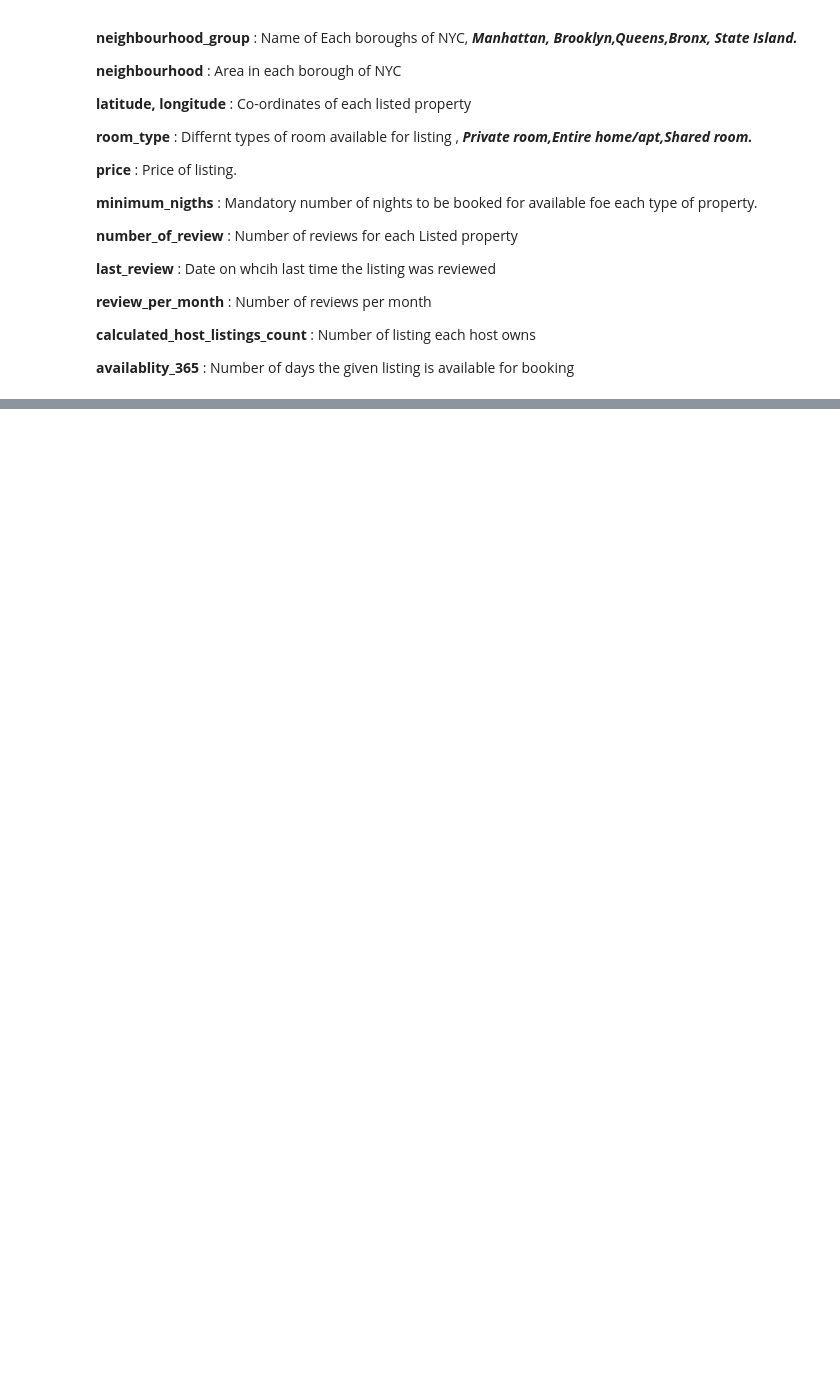
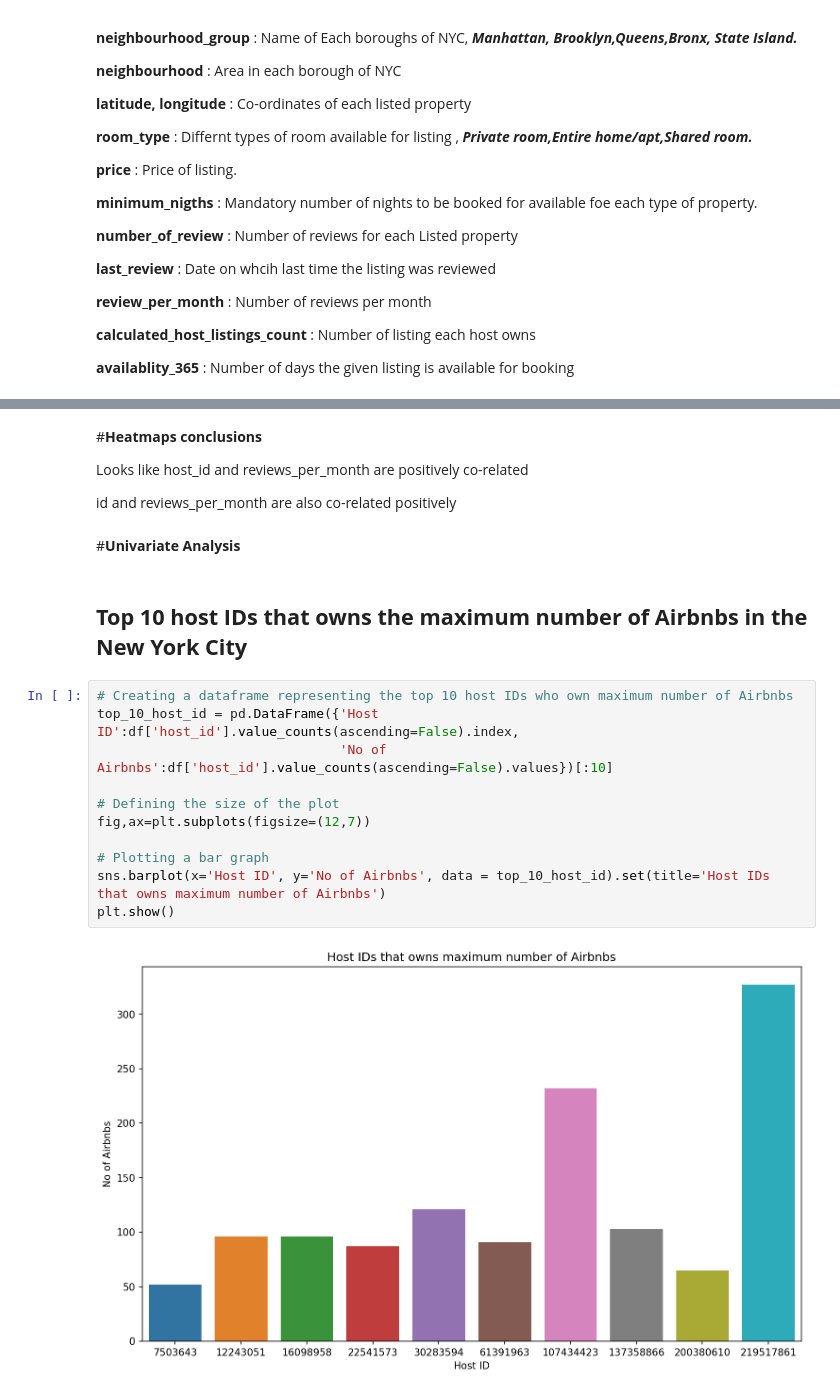
Before and after one commit to prajwal-mv/AirBnB-EDA-project, a Jupyter notebook: AirBnB_EDA_.ipynb, the cells around one changed output, grey strips where cells are left out. Saved outputs shown, nothing was run; the diff lists cells and outputs as text; blank space fills up the shorter version.

Commit message:
Data Preprocessing and Univariate Analysis

```diff
--- a/AirBnB_EDA_.ipynb
+++ b/AirBnB_EDA_.ipynb
@@ -198,0 +284,24 @@ df.describe()
+# %% [markdown]
+#**Heatmaps conclusions**
+
+Looks like  host_id and reviews_per_month are positively  co-related
+
+id and reviews_per_month are also co-related positively
+# %% [markdown]
+#**Univariate Analysis**
+# %% [markdown]
+
+## **Top 10 host IDs that owns the maximum number of Airbnbs in the New York City**
+# %%
+# Creating a dataframe representing the top 10 host IDs who own maximum number of Airbnbs
+top_10_host_id = pd.DataFrame({'Host ID':df['host_id'].value_counts(ascending=False).index,
+                               'No of Airbnbs':df['host_id'].value_counts(ascending=False).values})[:10]
+
+# Defining the size of the plot
+fig,ax=plt.subplots(figsize=(12,7))
+
+# Plotting a bar graph
+sns.barplot(x='Host ID', y='No of Airbnbs', data = top_10_host_id).set(title='Host IDs that owns maximum number of Airbnbs')
+plt.show()
+# %% [output]
+[figure, added]
```
Also changed, not shown: parts of 24 cells of this notebook.
